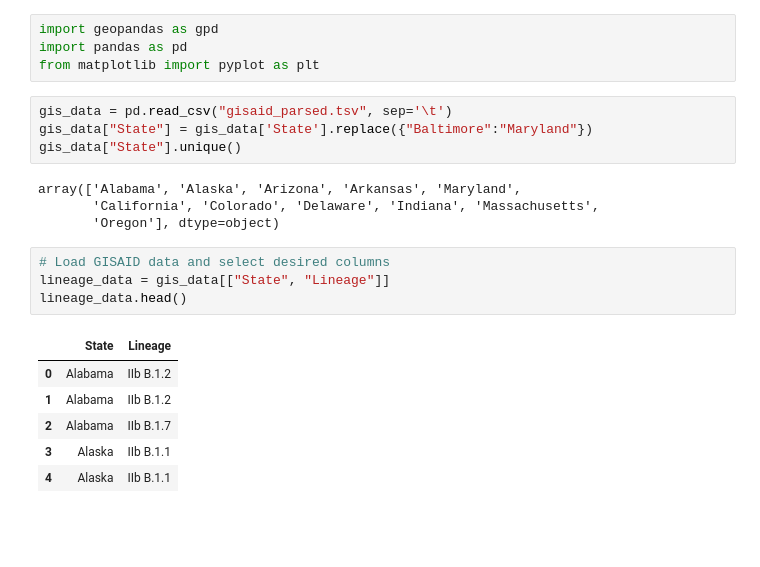
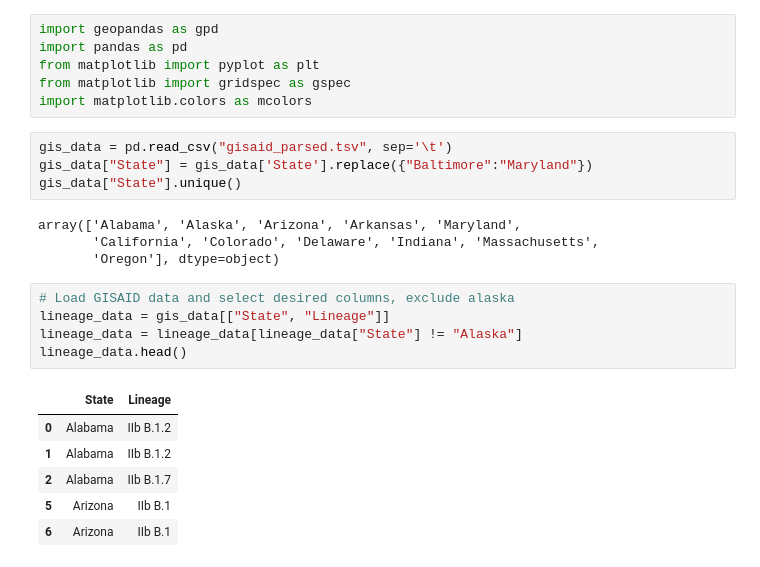
Before and after one commit to caleb-lindgren/monkeypox, a Jupyter notebook: gisaid/Figure_2.ipynb, the cells around one changed output. Saved outputs shown, nothing was run; the diff lists cells and outputs as text; blank space fills up the shorter version.

```diff
--- a/gisaid/Figure_2.ipynb
+++ b/gisaid/Figure_2.ipynb
@@ -2,6 +2,8 @@
 import geopandas as gpd
 import pandas as pd
 from matplotlib import pyplot as plt
+from matplotlib import gridspec as gspec
+import matplotlib.colors as mcolors
 # %%
 gis_data = pd.read_csv("gisaid_parsed.tsv", sep='\t')
 gis_data["State"] = gis_data['State'].replace({"Baltimore":"Maryland"})
@@ -11,13 +13,14 @@ array(['Alabama', 'Alaska', 'Arizona', 'Arkansas', 'Maryland',
        'California', 'Colorado', 'Delaware', 'Indiana', 'Massachusetts',
        'Oregon'], dtype=object)
 # %%
-# Load GISAID data and select desired columns
+# Load GISAID data and select desired columns, exclude alaska
 lineage_data = gis_data[["State", "Lineage"]]
+lineage_data = lineage_data[lineage_data["State"] != "Alaska"]
 lineage_data.head()
 # %% [output]
 |  | State | Lineage |
 | 0 | Alabama | IIb B.1.2 |
 | 1 | Alabama | IIb B.1.2 |
 | 2 | Alabama | IIb B.1.7 |
-| 3 | Alaska | IIb B.1.1 |
-| 4 | Alaska | IIb B.1.1 |
+| 5 | Arizona | IIb B.1 |
+| 6 | Arizona | IIb B.1 |
```
Also changed, not shown: parts of 6 cells of this notebook, 1 other file.
